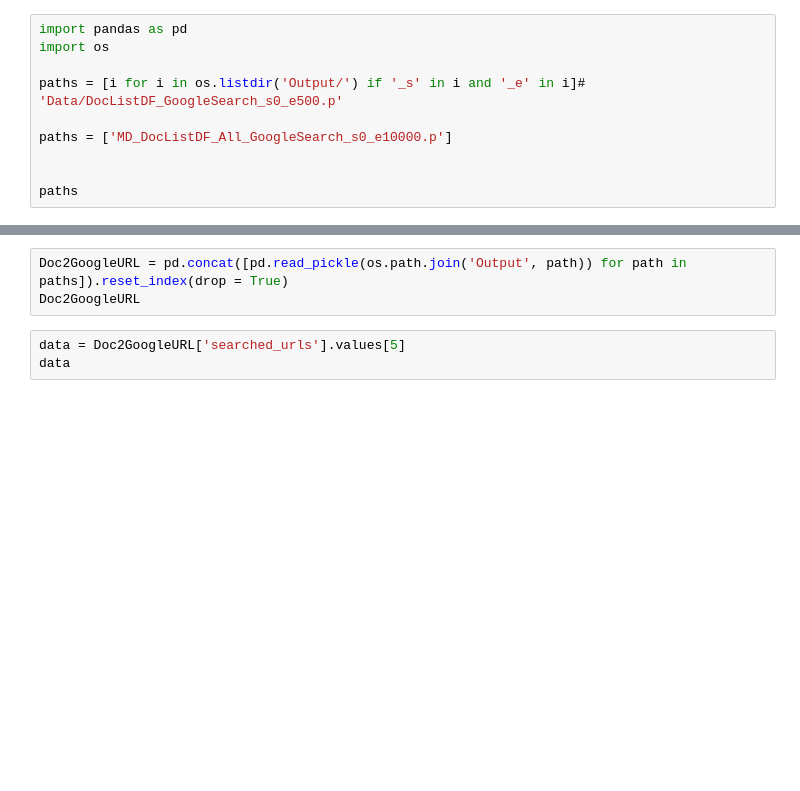
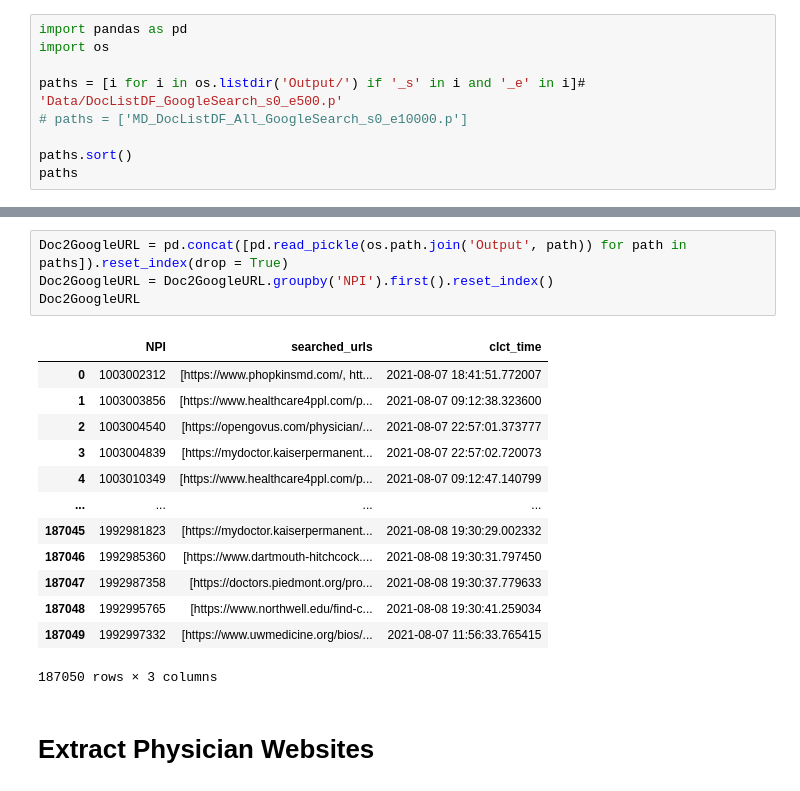
Before and after one commit to CHIDS-UMD/PhysicianReview, a Jupyter notebook: google_search/Doc2GoogleURLAnalysis.ipynb, the cells around one changed output, grey strips where cells are left out. Saved outputs shown, nothing was run; the diff lists cells and outputs as text; blank space fills up the shorter version.

```diff
--- a/google_search/Doc2GoogleURLAnalysis.ipynb
+++ b/google_search/Doc2GoogleURLAnalysis.ipynb
@@ -3,8 +5,7 @@ import pandas as pd
 import os
 
 paths = [i for i in os.listdir('Output/') if '_s' in i and '_e' in i]# 'Data/DocListDF_GoogleSearch_s0_e500.p'
+# paths = ['MD_DocListDF_All_GoogleSearch_s0_e10000.p']
 
-paths = ['MD_DocListDF_All_GoogleSearch_s0_e10000.p']
-
-
+paths.sort()
 paths
@@ -11,9 +33,23 @@ paths
 # %%
 Doc2GoogleURL = pd.concat([pd.read_pickle(os.path.join('Output', path)) for path in paths]).reset_index(drop = True)
+Doc2GoogleURL = Doc2GoogleURL.groupby('NPI').first().reset_index()
 Doc2GoogleURL
+# %% [output]
+|  | NPI | searched_urls | clct_time |
+| 0 | 1003002312 | [https://www.phopkinsmd.com/, htt... | 2021-08-07 18:41:51.772007 |
+| 1 | 1003003856 | [https://www.healthcare4ppl.com/p... | 2021-08-07 09:12:38.323600 |
+| 2 | 1003004540 | [https://opengovus.com/physician/... | 2021-08-07 22:57:01.373777 |
+| 3 | 1003004839 | [https://mydoctor.kaiserpermanent... | 2021-08-07 22:57:02.720073 |
+| 4 | 1003010349 | [https://www.healthcare4ppl.com/p... | 2021-08-07 09:12:47.140799 |
+| ... | ... | ... | ... |
+| 187045 | 1992981823 | [https://mydoctor.kaiserpermanent... | 2021-08-08 19:30:29.002332 |
+| 187046 | 1992985360 | [https://www.dartmouth-hitchcock.... | 2021-08-08 19:30:31.797450 |
+| 187047 | 1992987358 | [https://doctors.piedmont.org/pro... | 2021-08-08 19:30:37.779633 |
+| 187048 | 1992995765 | [https://www.northwell.edu/find-c... | 2021-08-08 19:30:41.259034 |
+| 187049 | 1992997332 | [https://www.uwmedicine.org/bios/... | 2021-08-07 11:56:33.765415 |
+187050 rows × 3 columns
-# %%
-data = Doc2GoogleURL['searched_urls'].values[5]
-data
+# %% [markdown]
+# Extract Physician Websites
 # %%
 import numpy as np
 
```
Also changed, not shown: parts of 14 cells of this notebook.
